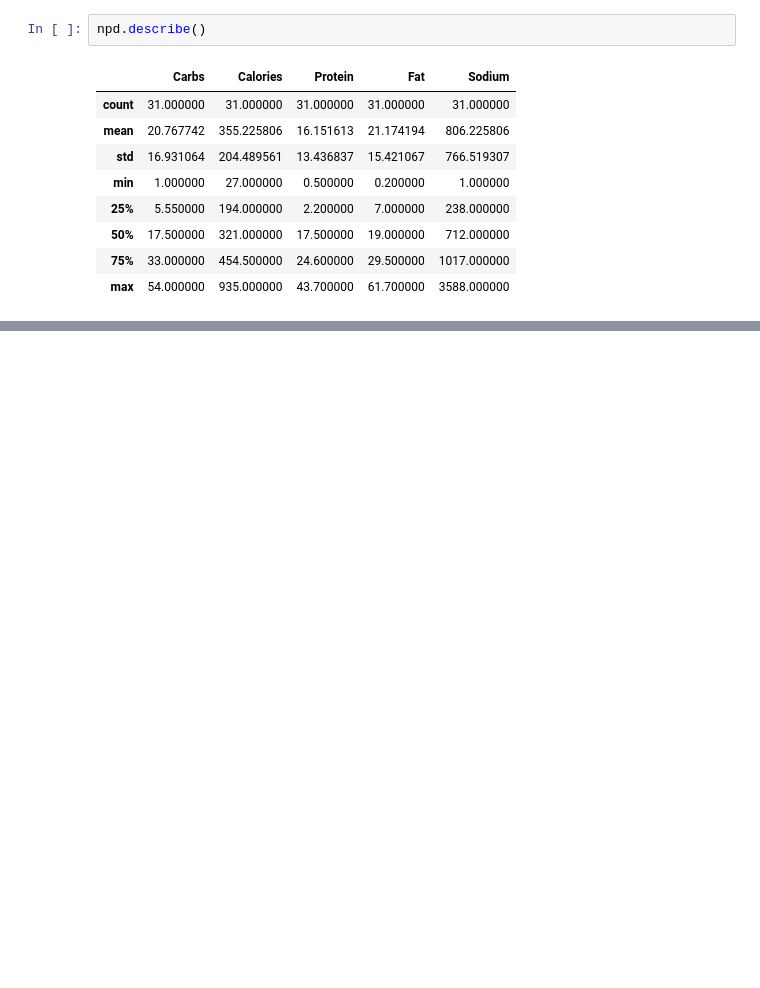
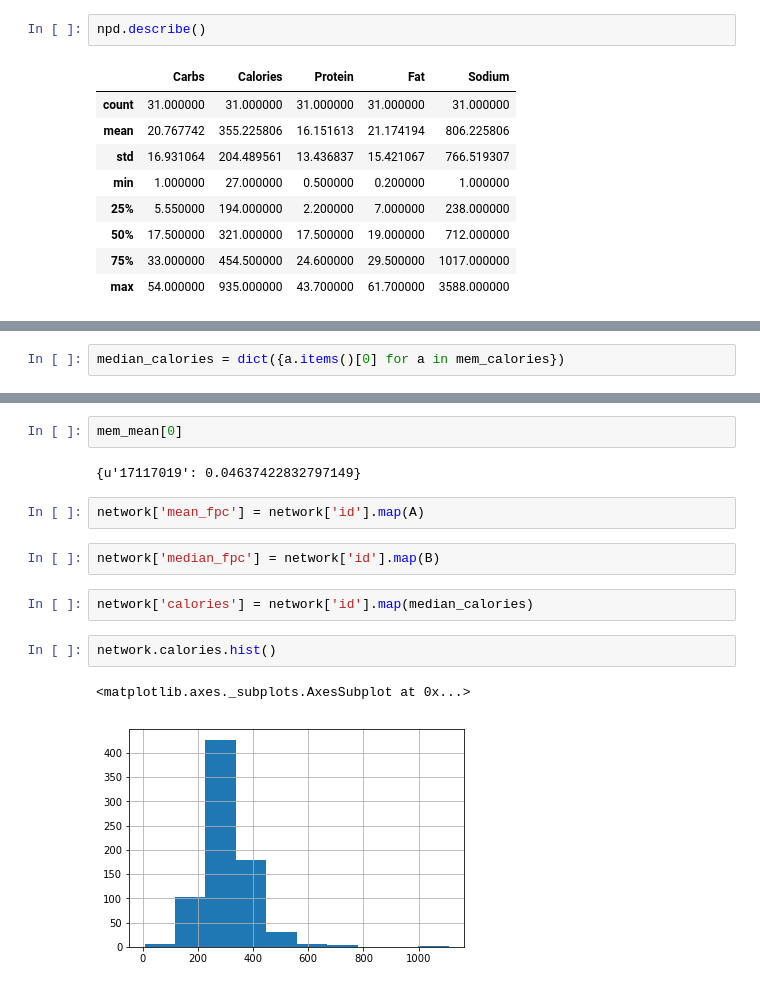
Before and after one commit to q0j0p/food, a Jupyter notebook: src/data/allrecipes/analyze_member_nutrition.ipynb, the cells around one changed output, grey strips where cells are left out. Cells and saved outputs as stored; diff of their text form; blank space fills up the shorter version.

```diff
--- a/src/data/allrecipes/analyze_member_nutrition.ipynb
+++ b/src/data/allrecipes/analyze_member_nutrition.ipynb
@@ -126,0 +374,2 @@ npd.describe()
+# %%
+median_calories = dict({a.items()[0] for a in mem_calories})
@@ -126,0 +385,15 @@ npd.describe()
+# %%
+mem_mean[0]
+# %% [output]
+{u'17117019': 0.04637422832797149}
+# %%
+network['mean_fpc'] = network['id'].map(A)
+# %%
+network['median_fpc'] = network['id'].map(B)
+# %%
+network['calories'] = network['id'].map(median_calories)
+# %%
+network.calories.hist()
+# %% [output]
+<matplotlib.axes._subplots.AxesSubplot at 0x...>
+[figure, added]
```
Also changed, not shown: parts of 48 cells of this notebook, 31 other files.
